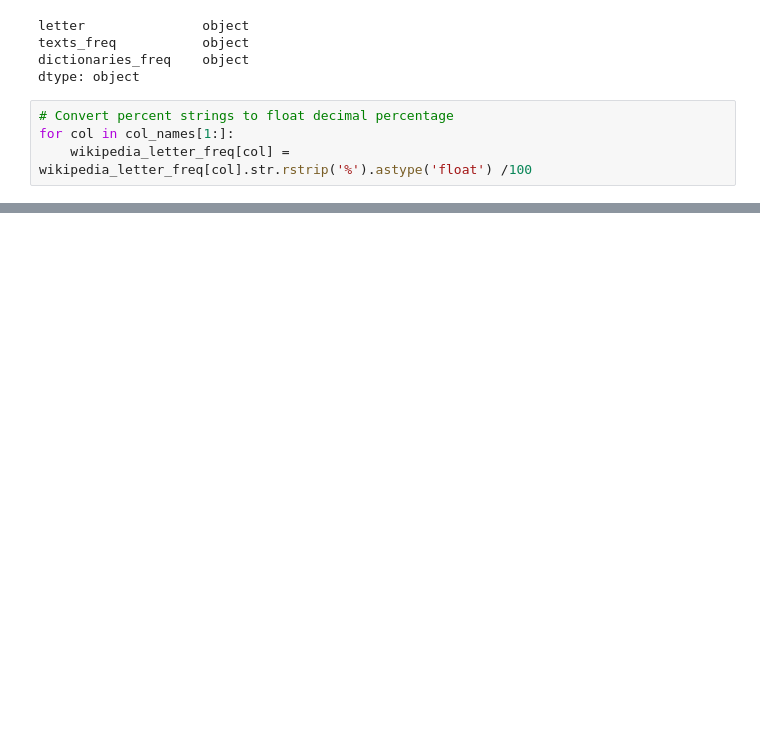
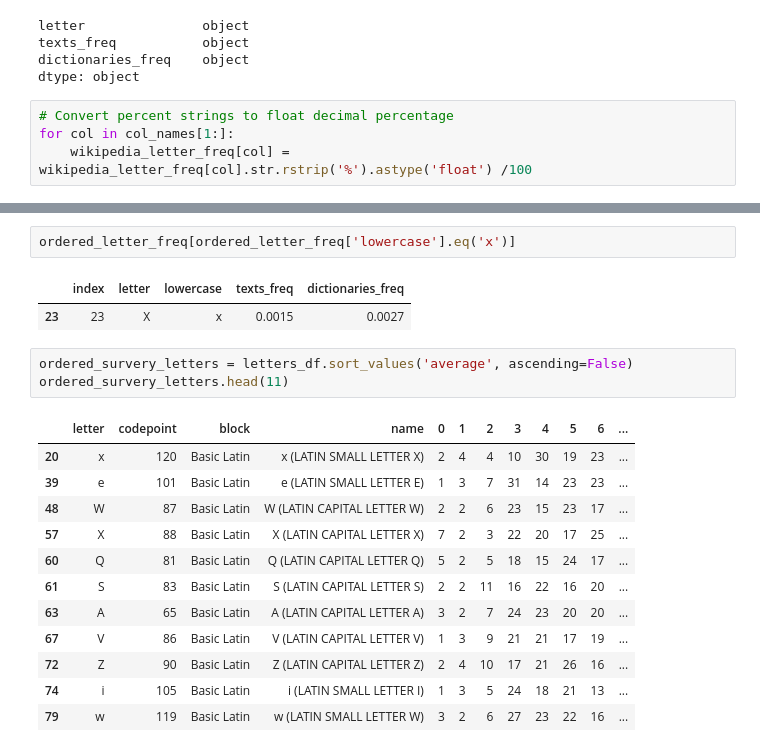
Before and after one commit to Nate-Sheibley/favorite_letters, a Jupyter notebook: favorite_letters.ipynb, the cells around one changed output, grey strips where cells are left out. Cells and saved outputs as stored; diff of their text form; blank space fills up the shorter version.

```diff
--- a/favorite_letters.ipynb
+++ b/favorite_letters.ipynb
@@ -496,0 +546,21 @@ ordered_letter_freq
+# %%
+ordered_letter_freq[ordered_letter_freq['lowercase'].eq('x')]
+# %% [output]
+|  | index | letter | lowercase | texts_freq | dictionaries_freq |
+| 23 | 23 | X | x | 0.0015 | 0.0027 |
+# %%
+ordered_survery_letters = letters_df.sort_values('average', ascending=False)
+ordered_survery_letters.head(11)
+# %% [output]
+|  | letter | codepoint | block | name | 0 | 1 | 2 | 3 | 4 | 5 | 6 | ... |
+| 20 | x | 120 | Basic Latin | x (LATIN SMALL LETTER X) | 2 | 4 | 4 | 10 | 30 | 19 | 23 | ... |
+| 39 | e | 101 | Basic Latin | e (LATIN SMALL LETTER E) | 1 | 3 | 7 | 31 | 14 | 23 | 23 | ... |
+| 48 | W | 87 | Basic Latin | W (LATIN CAPITAL LETTER W) | 2 | 2 | 6 | 23 | 15 | 23 | 17 | ... |
+| 57 | X | 88 | Basic Latin | X (LATIN CAPITAL LETTER X) | 7 | 2 | 3 | 22 | 20 | 17 | 25 | ... |
+| 60 | Q | 81 | Basic Latin | Q (LATIN CAPITAL LETTER Q) | 5 | 2 | 5 | 18 | 15 | 24 | 17 | ... |
+| 61 | S | 83 | Basic Latin | S (LATIN CAPITAL LETTER S) | 2 | 2 | 11 | 16 | 22 | 16 | 20 | ... |
+| 63 | A | 65 | Basic Latin | A (LATIN CAPITAL LETTER A) | 3 | 2 | 7 | 24 | 23 | 20 | 20 | ... |
+| 67 | V | 86 | Basic Latin | V (LATIN CAPITAL LETTER V) | 1 | 3 | 9 | 21 | 21 | 17 | 19 | ... |
+| 72 | Z | 90 | Basic Latin | Z (LATIN CAPITAL LETTER Z) | 2 | 4 | 10 | 17 | 21 | 26 | 16 | ... |
+| 74 | i | 105 | Basic Latin | i (LATIN SMALL LETTER I) | 1 | 3 | 5 | 24 | 18 | 21 | 13 | ... |
+| 79 | w | 119 | Basic Latin | w (LATIN SMALL LETTER W) | 3 | 2 | 6 | 27 | 23 | 22 | 16 | ... |
```
Also changed, not shown: parts of 17 cells of this notebook.
